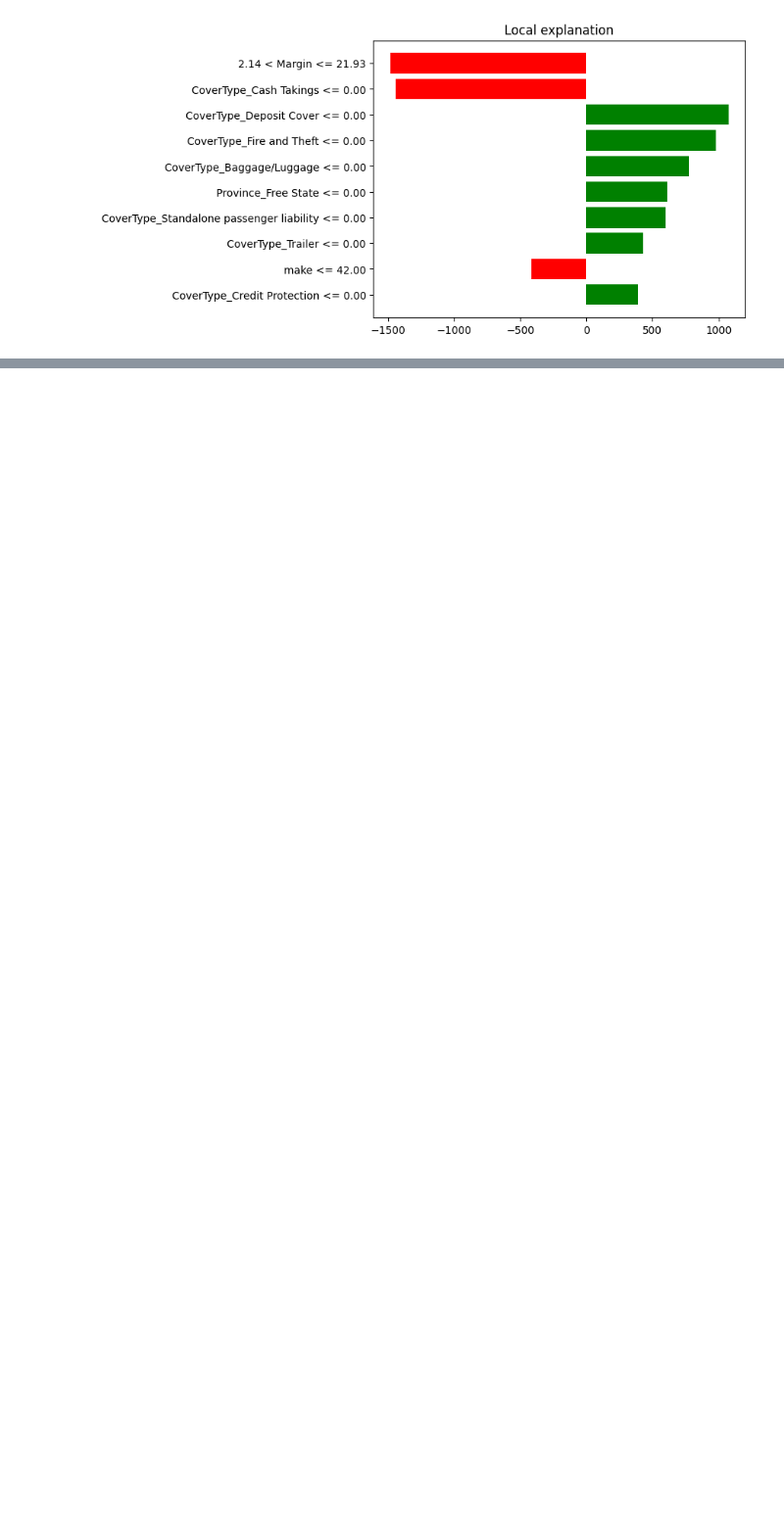
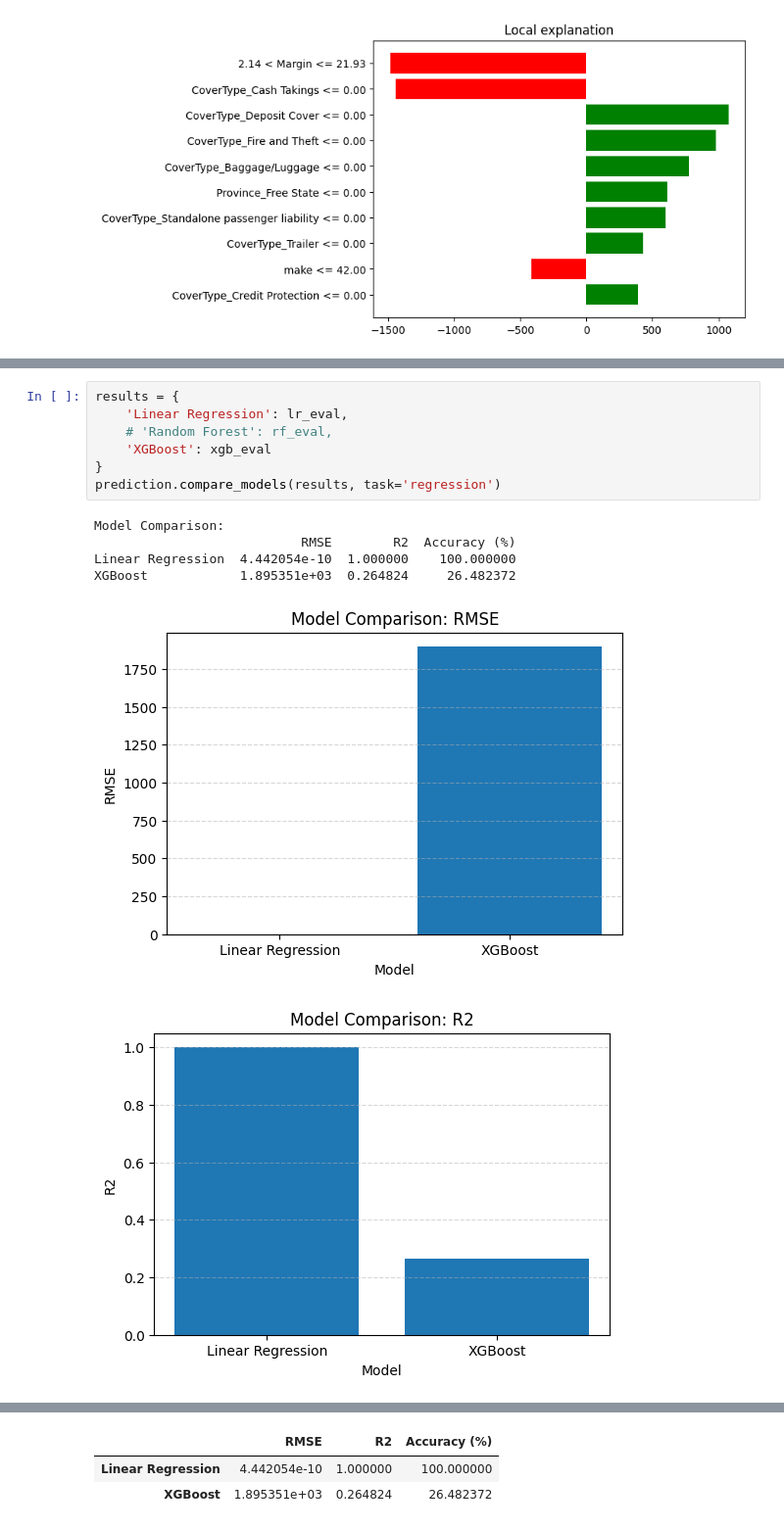
Before and after one commit to Melak12/week-3-insurance-risk-analytics, a Jupyter notebook: notebooks/predictive_model.ipynb, the cells around one changed output, grey strips where cells are left out. Shown at 98% size. Saved outputs shown, nothing was run; the diff lists cells and outputs as text; blank space fills up the shorter version.

```diff
--- a/notebooks/predictive_model.ipynb
+++ b/notebooks/predictive_model.ipynb
@@ -144,0 +147,14 @@ prediction.interpret_with_lime(xgb, X_test, mode='regression', feature_names=X_t
+# %%
+results = {
+    'Linear Regression': lr_eval,
+    # 'Random Forest': rf_eval,
+    'XGBoost': xgb_eval
+}
+prediction.compare_models(results, task='regression')
+# %% [output]
+Model Comparison:
+                           RMSE        R2  Accuracy (%)
+Linear Regression  4.442054e-10  1.000000    100.000000
+XGBoost            1.895351e+03  0.264824     26.482372
+[figure, added]
+[figure, added]
@@ -144,0 +162,3 @@ prediction.interpret_with_lime(xgb, X_test, mode='regression', feature_names=X_t
+|  | RMSE | R2 | Accuracy (%) |
+| Linear Regression | 4.442054e-10 | 1.000000 | 100.000000 |
+| XGBoost | 1.895351e+03 | 0.264824 | 26.482372 |
```
Also changed, not shown: parts of 2 cells of this notebook, 1 other file.
